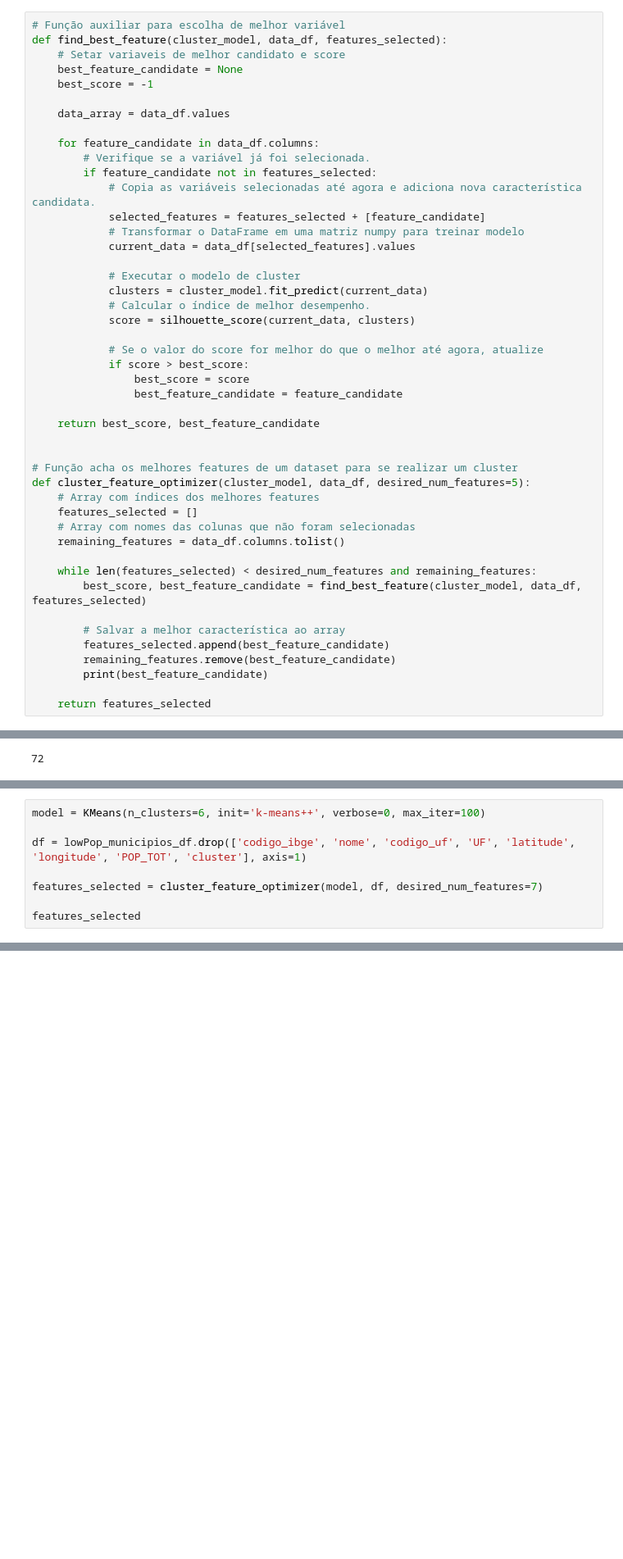
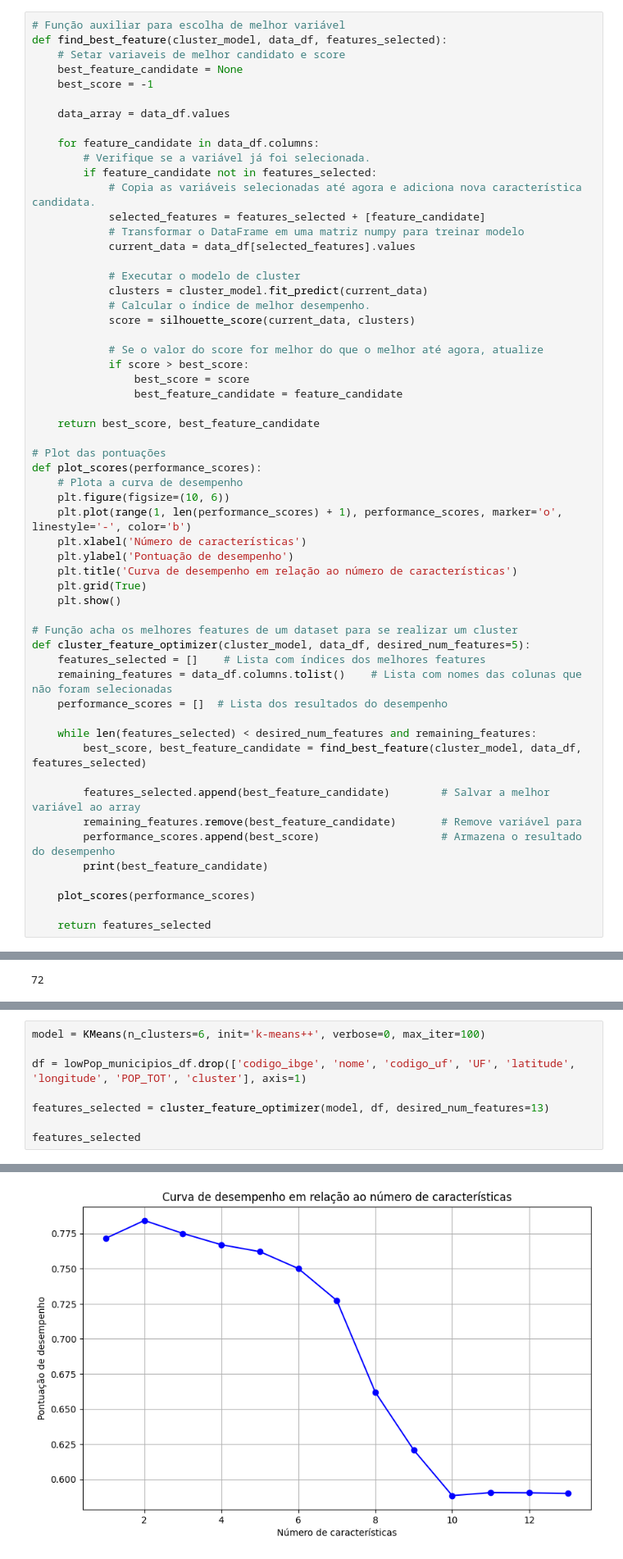
Before and after one commit to IvonLuiz/BCGX_challenge_2023, a Jupyter notebook: code.ipynb, the cells around one changed output, grey strips where cells are left out. Shown at 82% size. Saved outputs shown, nothing was run; the diff lists cells and outputs as text; blank space fills up the shorter version.

```diff
--- a/code.ipynb
+++ b/code.ipynb
@@ -262,20 +503,31 @@ def find_best_feature(cluster_model, data_df, features_selected):
 
     return best_score, best_feature_candidate
 
+# Plot das pontuações
+def plot_scores(performance_scores):
+    # Plota a curva de desempenho
+    plt.figure(figsize=(10, 6))
+    plt.plot(range(1, len(performance_scores) + 1), performance_scores, marker='o', linestyle='-', color='b')
+    plt.xlabel('Número de características')
+    plt.ylabel('Pontuação de desempenho')
+    plt.title('Curva de desempenho em relação ao número de características')
+    plt.grid(True)
+    plt.show()
 
 # Função acha os melhores features de um dataset para se realizar um cluster
 def cluster_feature_optimizer(cluster_model, data_df, desired_num_features=5):
-    # Array com índices dos melhores features
-    features_selected = []
-    # Array com nomes das colunas que não foram selecionadas
-    remaining_features = data_df.columns.tolist()
+    features_selected = []    # Lista com índices dos melhores features
+    remaining_features = data_df.columns.tolist()    # Lista com nomes das colunas que não foram selecionadas
+    performance_scores = []  # Lista dos resultados do desempenho
 
     while len(features_selected) < desired_num_features and remaining_features:
         best_score, best_feature_candidate = find_best_feature(cluster_model, data_df, features_selected)
 
-        # Salvar a melhor característica ao array
-        features_selected.append(best_feature_candidate)
-        remaining_features.remove(best_feature_candidate)
+        features_selected.append(best_feature_candidate)        # Salvar a melhor variável ao array
+        remaining_features.remove(best_feature_candidate)       # Remove variável para
+        performance_scores.append(best_score)                   # Armazena o resultado do desempenho
         print(best_feature_candidate)
 
+    plot_scores(performance_scores)
+
     return features_selected
@@ -662,7 +811,7 @@ model = KMeans(n_clusters=6, init='k-means++', verbose=0, max_iter=100)
 
 df = lowPop_municipios_df.drop(['codigo_ibge', 'nome', 'codigo_uf', 'UF', 'latitude', 'longitude', 'POP_TOT', 'cluster'], axis=1)
 
-features_selected = cluster_feature_optimizer(model, df, desired_num_features=7)
+features_selected = cluster_feature_optimizer(model, df, desired_num_features=13)
 
 features_selected
 # %% [output]
@@ -675,0 +831 @@ THEIL
+[figure, added]
```
Also changed, not shown: parts of 64 cells of this notebook.
